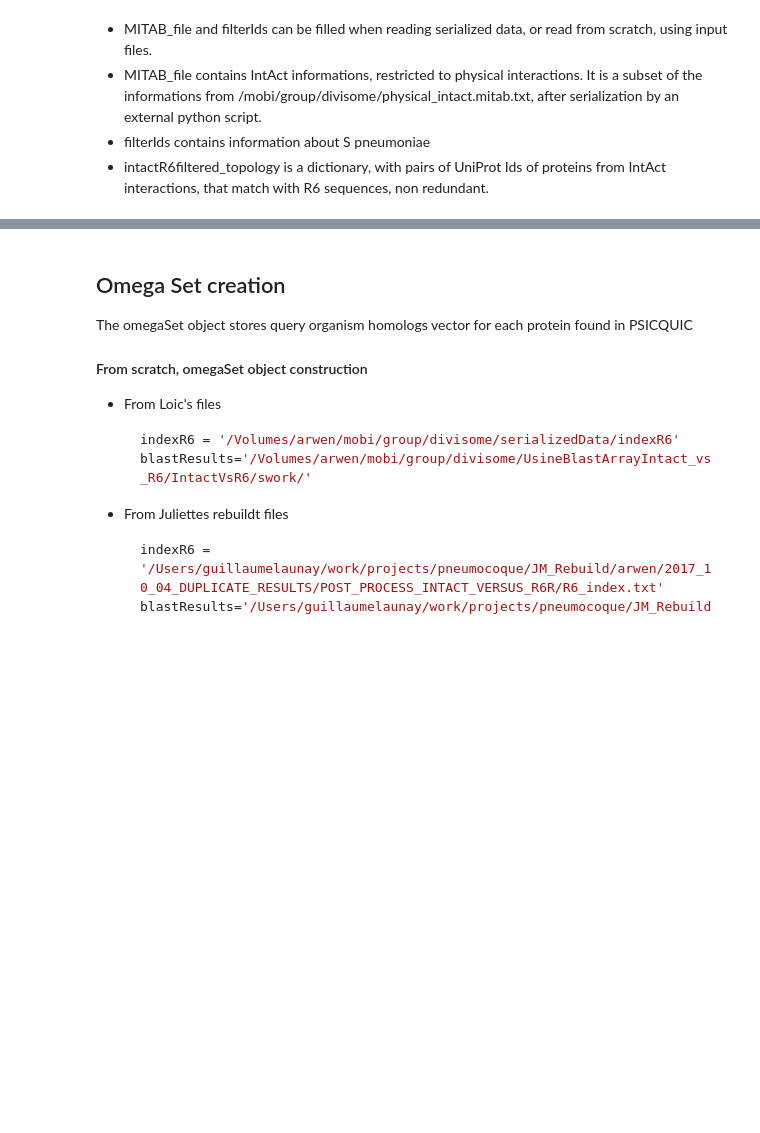
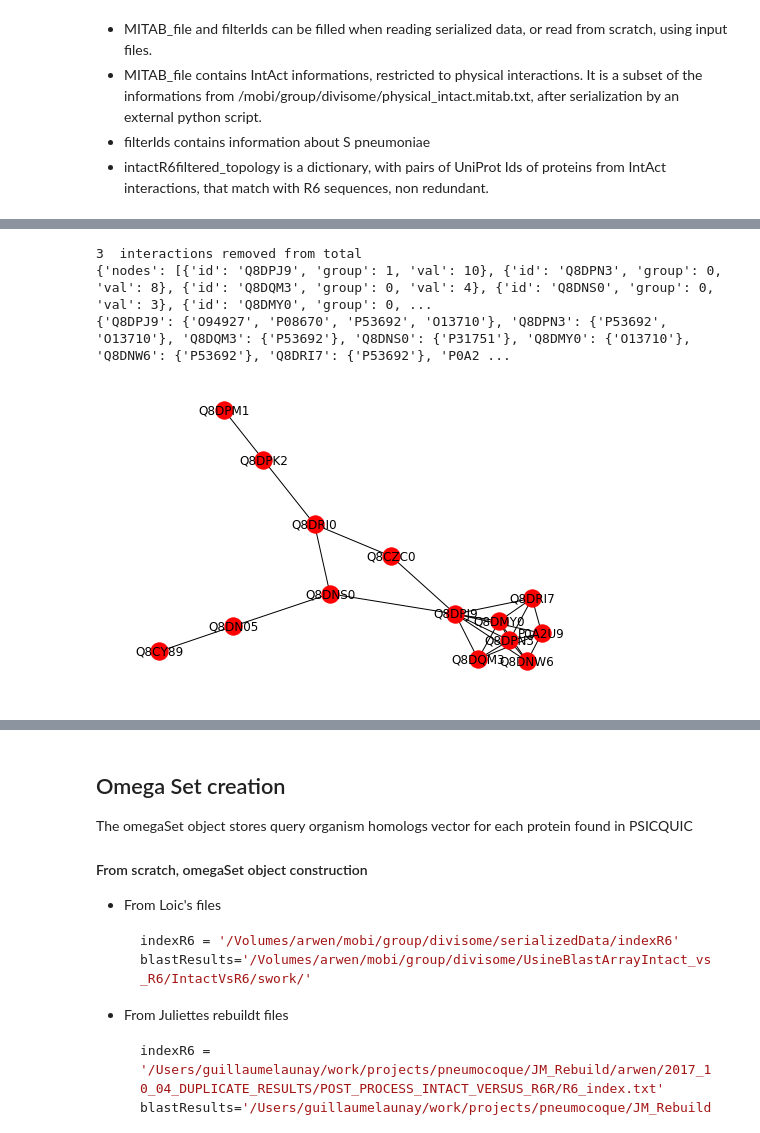
Before and after one commit to glaunay/omegaLoMo, a Jupyter notebook: buildNetwork.ipynb, the cells around one changed output, grey strips where cells are left out. Saved outputs shown, nothing was run; the diff lists cells and outputs as text; code cells hidden in the pictures; blank space fills up the shorter version.

```diff
--- a/buildNetwork.ipynb
+++ b/buildNetwork.ipynb
@@ -86,0 +284,14 @@ non redundant.
+# %%
+#G = iObj.graph(seedNodes=seedList[:], idPct=20.0)
+seedList=['Q8DPJ9']
+om.trimEdges(idPct=10.0)
+G=om.prune(*seedList)
+
+nx.draw(G, with_labels = True)
+jsonBean = om.dump()
+print(om.nodes)
+# %% [output]
+3  interactions removed from total
+{'nodes': [{'id': 'Q8DPJ9', 'group': 1, 'val': 10}, {'id': 'Q8DPN3', 'group': 0, 'val': 8}, {'id': 'Q8DQM3', 'group': 0, 'val': 4}, {'id': 'Q8DNS0', 'group': 0, 'val': 3}, {'id': 'Q8DMY0', 'group': 0, ...
+{'Q8DPJ9': {'O94927', 'P08670', 'P53692', 'O13710'}, 'Q8DPN3': {'P53692', 'O13710'}, 'Q8DQM3': {'P53692'}, 'Q8DNS0': {'P31751'}, 'Q8DMY0': {'O13710'}, 'Q8DNW6': {'P53692'}, 'Q8DRI7': {'P53692'}, 'P0A2 ...
+[figure, added]
```
Also changed, not shown: parts of 50 cells of this notebook, 13 other files.
